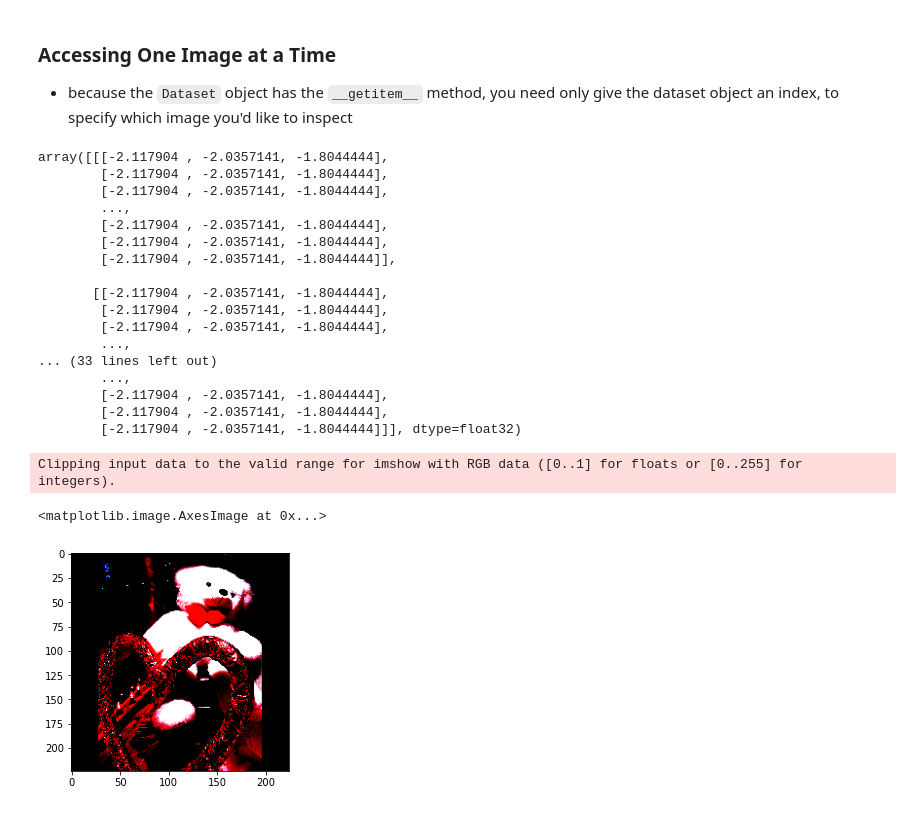
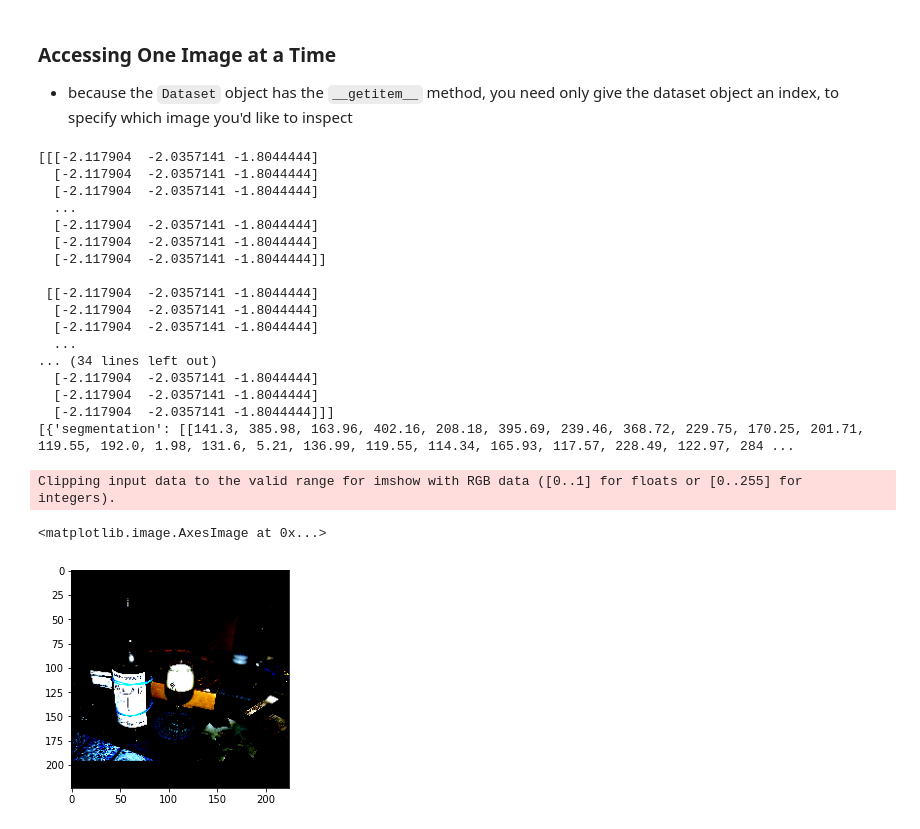
Before and after one commit to rage-against-the-machine-learning/image-search-w-cnn-embeddings, a Jupyter notebook: notebooks/COCO-Dataset-n-DataLoader.ipynb, the cells around one changed output. Drawn from its saved outputs; the diff is of its cells as text; code cells hidden in the pictures.

```diff
--- a/notebooks/COCO-Dataset-n-DataLoader.ipynb
+++ b/notebooks/COCO-Dataset-n-DataLoader.ipynb
@@ -36,4 +39,6 @@ index created!
 # %% [markdown]
 ### Global Variables
 # %%
-train_np_data_dir = '../data/numpy_images/train/'
+train_jpg_data_dir = '../data/raw/train/train2014/'
+train_np_data_dir = '../data/numpy_imgs/train_subset/'
+train_annot_path = '../data/raw/train/annotations/instances_train2014.json'
@@ -46,3 +52,13 @@ desired_categories_id_to_name = {v: k for k, v in desired_categories.items()}
 annot_filepaths = {'train': config_dataset.train_annotation_filepath,
                  'validation' : config_dataset.valid_annotation_filepath,
                  'test': config_dataset.test_annotation_filepath}
+# %%
+with open ('../dataset/categories.json', 'r') as j:
+    desired_categories = json.load(j)
+
+with open ('../dataset/imgs_by_supercategory.json', 'r') as f:
+    imgid_by_supercat = json.load(f)
+
+# flatten to a list of imgids
+desired_img_ids = list(set([ii for img_id in list(imgid_by_supercat.values()) for ii in img_id]))
+len(desired_img_ids)
@@ -163,0 +121,5 @@ torch.Size([139, 224, 224, 3])
+# %%
+train_ds_play = COCODataset(train_np_data_dir,
+                            train_jpg_data_dir,
+                            train_annot_path,
+                            0.01)
@@ -163,0 +145,3 @@ torch.Size([139, 224, 224, 3])
+# %%
+ann_ids = train_ds_play.coco.getAnnIds(imgIds=[137386])
+target = train_ds_play.coco.loadAnns(ann_ids)[0]
@@ -165,28 +152,31 @@ torch.Size([139, 224, 224, 3])
 ### Accessing One Image at a Time
 - because the `Dataset` object has the `__getitem__` method, you need only give the dataset object an index, to specify which image you'd like to inspect
 # %%
-train_dataset[0]
+# get the 0'th image from the dataset
+
+print(train_ds_play[0][0]) # <-- the image
+print(train_ds_play[0][1]) # <-- the target
 # %% [output]
-array([[[-2.117904 , -2.0357141, -1.8044444],
-        [-2.117904 , -2.0357141, -1.8044444],
-        [-2.117904 , -2.0357141, -1.8044444],
-        ...,
-        [-2.117904 , -2.0357141, -1.8044444],
-        [-2.117904 , -2.0357141, -1.8044444],
-        [-2.117904 , -2.0357141, -1.8044444]],
+[[[-2.117904  -2.0357141 -1.8044444]
+  [-2.117904  -2.0357141 -1.8044444]
+  [-2.117904  -2.0357141 -1.8044444]
+  ...
+  [-2.117904  -2.0357141 -1.8044444]
+  [-2.117904  -2.0357141 -1.8044444]
+  [-2.117904  -2.0357141 -1.8044444]]
 
-       [[-2.117904 , -2.0357141, -1.8044444],
-        [-2.117904 , -2.0357141, -1.8044444],
-        [-2.117904 , -2.0357141, -1.8044444],
-        ...,
-... (33 lines left out)
-        ...,
-        [-2.117904 , -2.0357141, -1.8044444],
-        [-2.117904 , -2.0357141, -1.8044444],
-        [-2.117904 , -2.0357141, -1.8044444]]], dtype=float32)
+ [[-2.117904  -2.0357141 -1.8044444]
+  [-2.117904  -2.0357141 -1.8044444]
+  [-2.117904  -2.0357141 -1.8044444]
+  ...
+... (34 lines left out)
+  [-2.117904  -2.0357141 -1.8044444]
+  [-2.117904  -2.0357141 -1.8044444]
+  [-2.117904  -2.0357141 -1.8044444]]]
+[{'segmentation': [[141.3, 385.98, 163.96, 402.16, 208.18, 395.69, 239.46, 368.72, 229.75, 170.25, 201.71, 119.55, 192.0, 1.98, 131.6, 5.21, 136.99, 119.55, 114.34, 165.93, 117.57, 228.49, 122.97, 284 ...
 # %%
-plt.imshow(train_dataset[0])
+plt.imshow(train_ds_play[0][0])
 # %% [output]
 Clipping input data to the valid range for imshow with RGB data ([0..1] for floats or [0..255] for integers).
 <matplotlib.image.AxesImage at 0x...>
-[figure, old version]
+[figure, new version]
```
Also changed, not shown: parts of 19 cells of this notebook.
